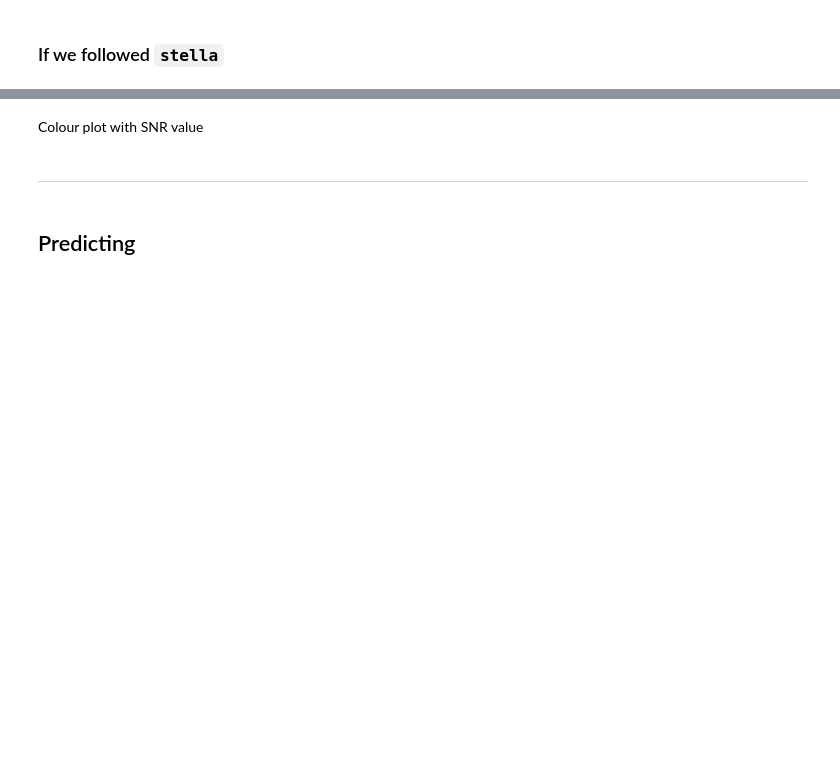
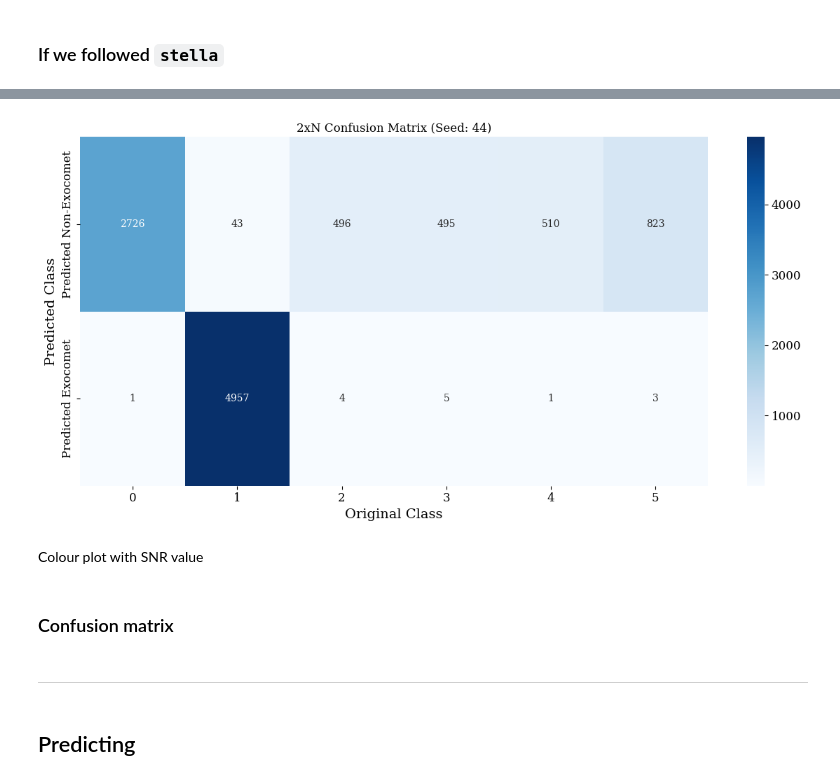
Before and after one commit to azibn/nets2, a Jupyter notebook: notebooks/CNN.ipynb, the cells around one changed output, grey strips where cells are left out. Drawn from its saved outputs; the diff is of its cells as text; code cells hidden in the pictures; blank space fills up the shorter version.

Commit message:
updated paths and confusion matrices

```diff
--- a/notebooks/CNN.ipynb
+++ b/notebooks/CNN.ipynb
@@ -257,9 +261,9 @@ layers = [
     tf.keras.layers.Dense(1, activation="sigmoid")
 ]
 # %%
-cnn = stella.ConvNN(output_dir='/Users/azib/Documents/open_source/nets2/cnn-models/',ds=ds) #,layers=layers)
+cnn = stella.ConvNN(output_dir='../cnn-models/',ds=ds) #,layers=layers)
 SEED = [44]
-epochs = 150
+epochs = 10
 bs = 512
 # %%
 #%tensorboard --logdir './logs'
@@ -337,2 +349,8 @@ if type(SEED) == list:
+# %%
+cnn.confusion_matrix_2xN_plot
+# %% [output]
+[figure, added]
 # %% [markdown]
 Colour plot with SNR value
+# %% [markdown]
+### Confusion matrix
```
Also changed, not shown: parts of 17 cells of this notebook, 15 other files.
